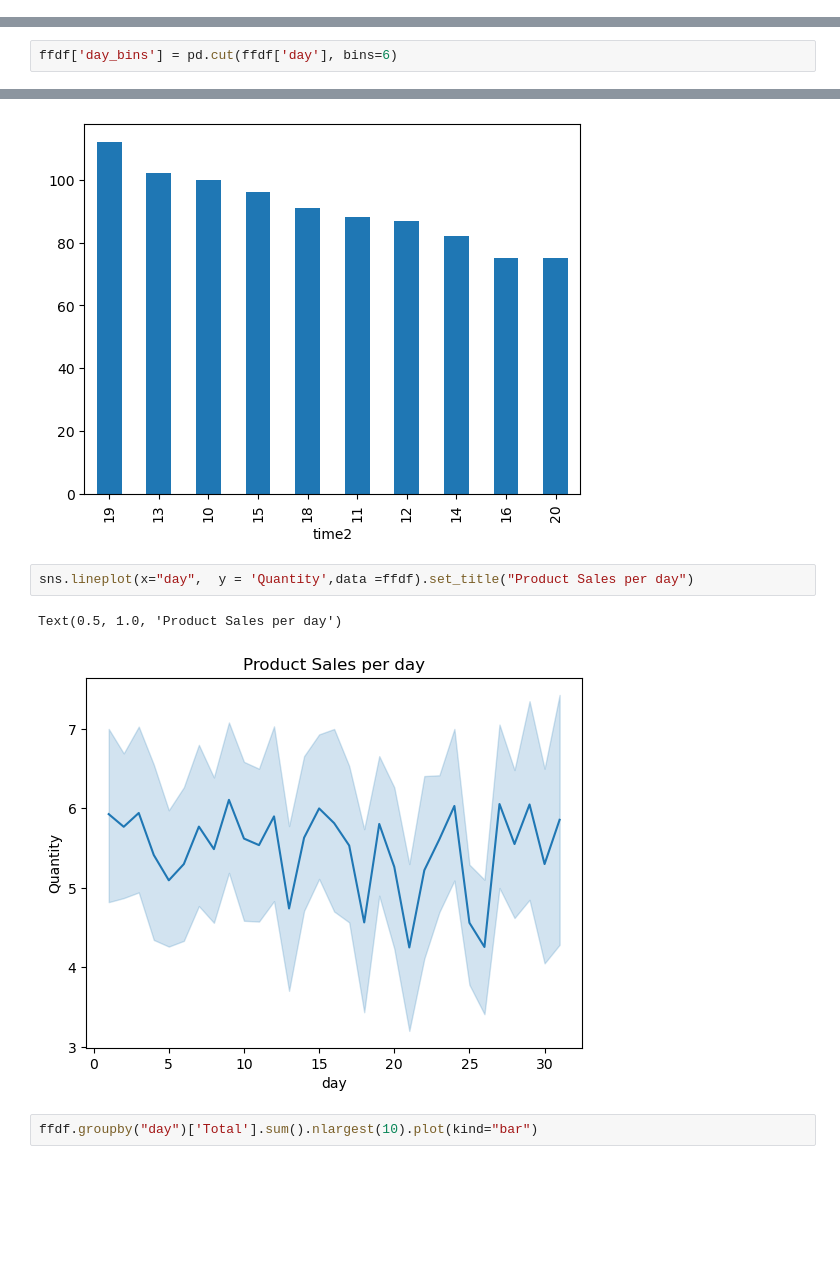
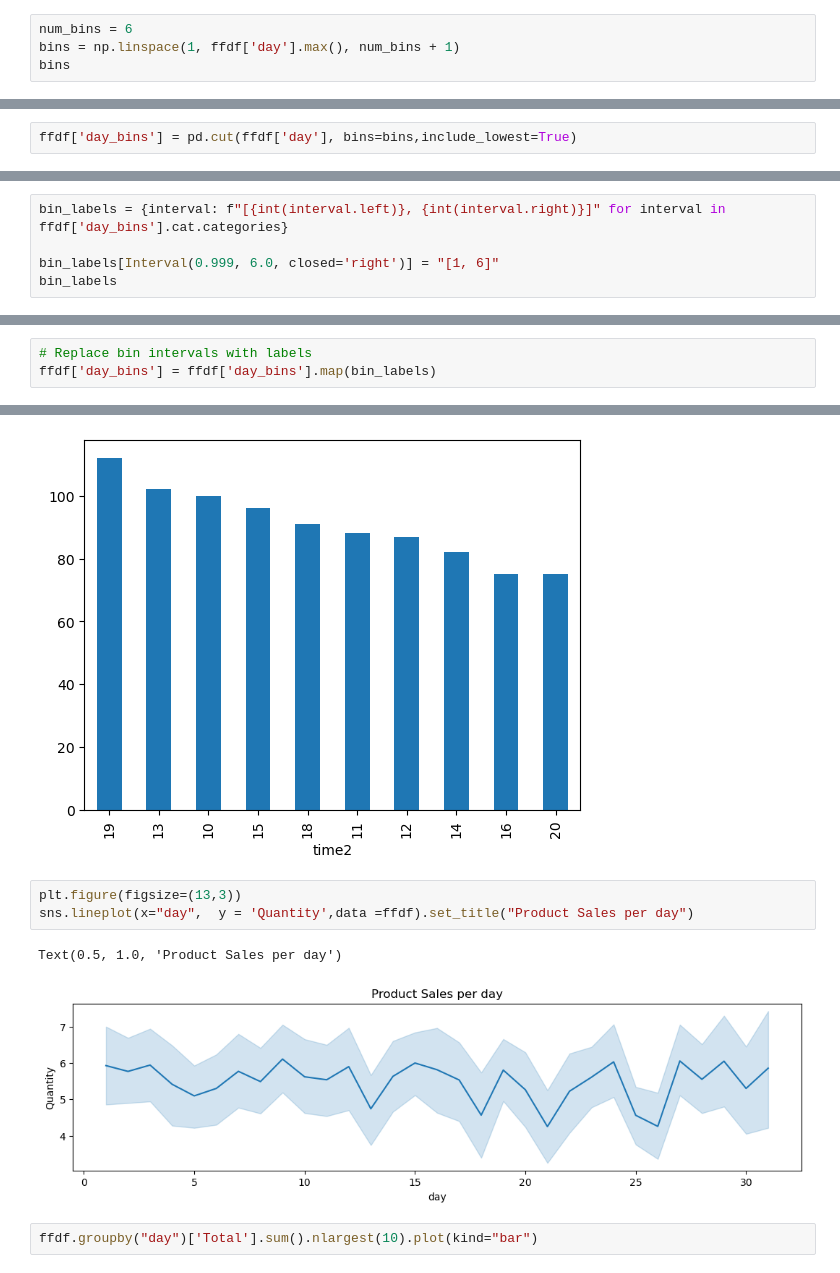
Before and after one commit to OmarderbalaAQ/NTI-CAPSTONE-D.A, a Jupyter notebook: capstone market sales.ipynb, the cells around one changed output, grey strips where cells are left out. Drawn from its saved outputs; the diff is of its cells as text; blank space fills up the shorter version.

```diff
--- a/capstone market sales.ipynb
+++ b/capstone market sales.ipynb
@@ -595,0 +713,4 @@ ffdf['day'] = ffdf['Date'].dt.day
+# %%
+num_bins = 6
+bins = np.linspace(1, ffdf['day'].max(), num_bins + 1)
+bins
@@ -596,2 +719,2 @@ ffdf['day'] = ffdf['Date'].dt.day
 # %%
-ffdf['day_bins'] = pd.cut(ffdf['day'], bins=6)
+ffdf['day_bins'] = pd.cut(ffdf['day'], bins=bins,include_lowest=True)
@@ -597,0 +738,5 @@ ffdf['day_bins'] = pd.cut(ffdf['day'], bins=6)
+# %%
+bin_labels = {interval: f"[{int(interval.left)}, {int(interval.right)}]" for interval in ffdf['day_bins'].cat.categories}
+
+bin_labels[Interval(0.999, 6.0, closed='right')] = "[1, 6]"
+bin_labels
@@ -598,3 +750,6 @@ ffdf['day_bins'] = pd.cut(ffdf['day'], bins=6)
+# %%
+# Replace bin intervals with labels
+ffdf['day_bins'] = ffdf['day_bins'].map(bin_labels)
 # %%
 ffdf['time2'] = pd.to_datetime(ffdf['Time'], format='%H:%M').dt.hour
 # %%
@@ -615,10 +770,11 @@ ffdf.groupby("time2")['Invoice ID'].count().nlargest(10).plot(kind="bar")
 <Axes: xlabel='time2'>
 [figure]
 # %%
+plt.figure(figsize=(13,3))
 sns.lineplot(x="day",  y = 'Quantity',data =ffdf).set_title("Product Sales per day")
 # %% [output]
 Text(0.5, 1.0, 'Product Sales per day')
-[figure, old version]
+[figure, new version]
 # %%
 ffdf.groupby("day")['Total'].sum().nlargest(10).plot(kind="bar")
 # %% [output]
```
Also changed, not shown: parts of 43 cells of this notebook, 3 other files.
